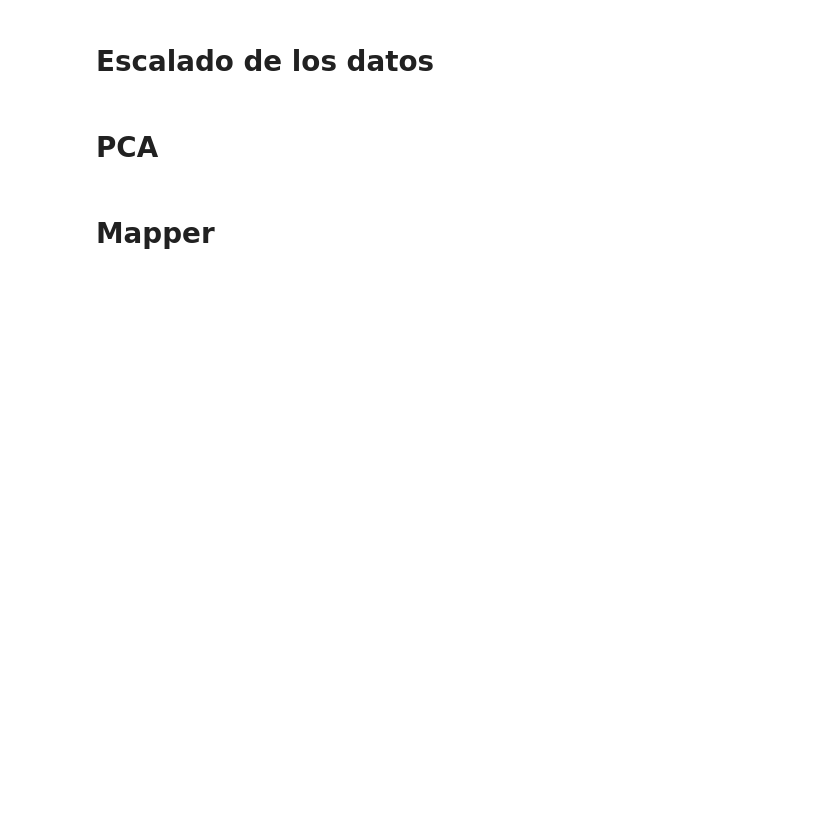
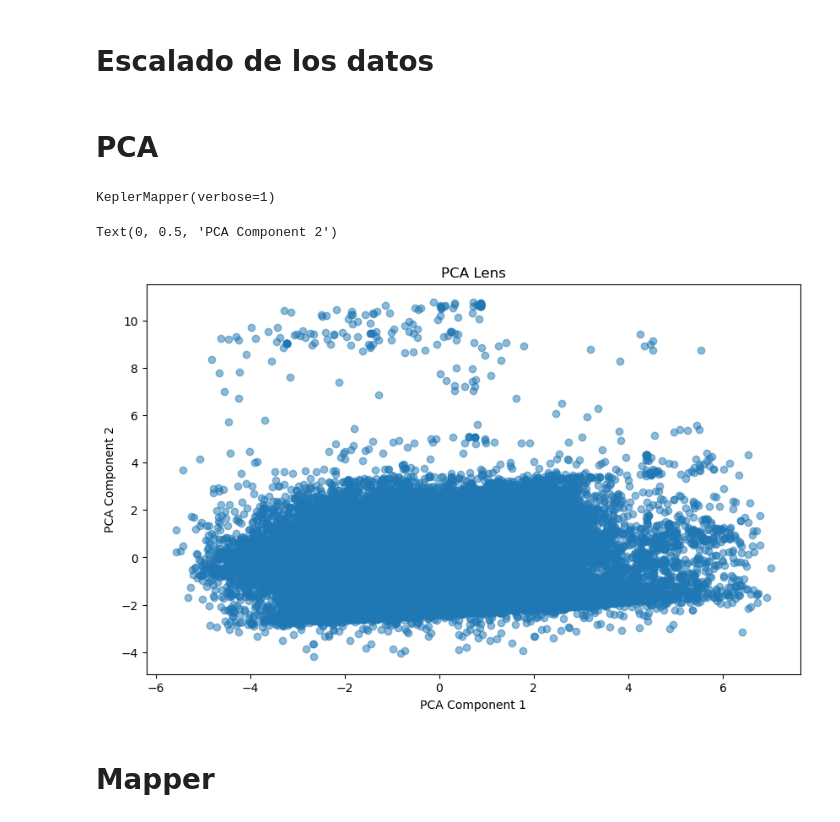
Before and after one commit to JesusRam04/Topologia, a Jupyter notebook: Mapper_TAGS.ipynb, the cells around one changed output. Cells and saved outputs as stored; diff of their text form; code cells hidden in the pictures; blank space fills up the shorter version.

```diff
--- a/Mapper_TAGS.ipynb
+++ b/Mapper_TAGS.ipynb
@@ -241,8 +251,20 @@ X_scaled = scaler.fit_transform(X)
 # %% [markdown]
 # PCA
 # %%
-mapper = km.KeplerMapper()
+mapper = km.KeplerMapper(verbose=1)
 lens = PCA(n_components=2).fit_transform(X_scaled)
+# %% [output]
+KeplerMapper(verbose=1)
+# %%
+# Plot the PCA lens
+plt.figure(figsize=(10, 6))
+plt.scatter(lens[:, 0], lens[:, 1], alpha=0.5)
+plt.title('PCA Lens')
+plt.xlabel('PCA Component 1')
+plt.ylabel('PCA Component 2')
+# %% [output]
+Text(0, 0.5, 'PCA Component 2')
+[figure, added]
 # %% [markdown]
 # Mapper
 # %%
```
Also changed, not shown: parts of 19 cells of this notebook.
